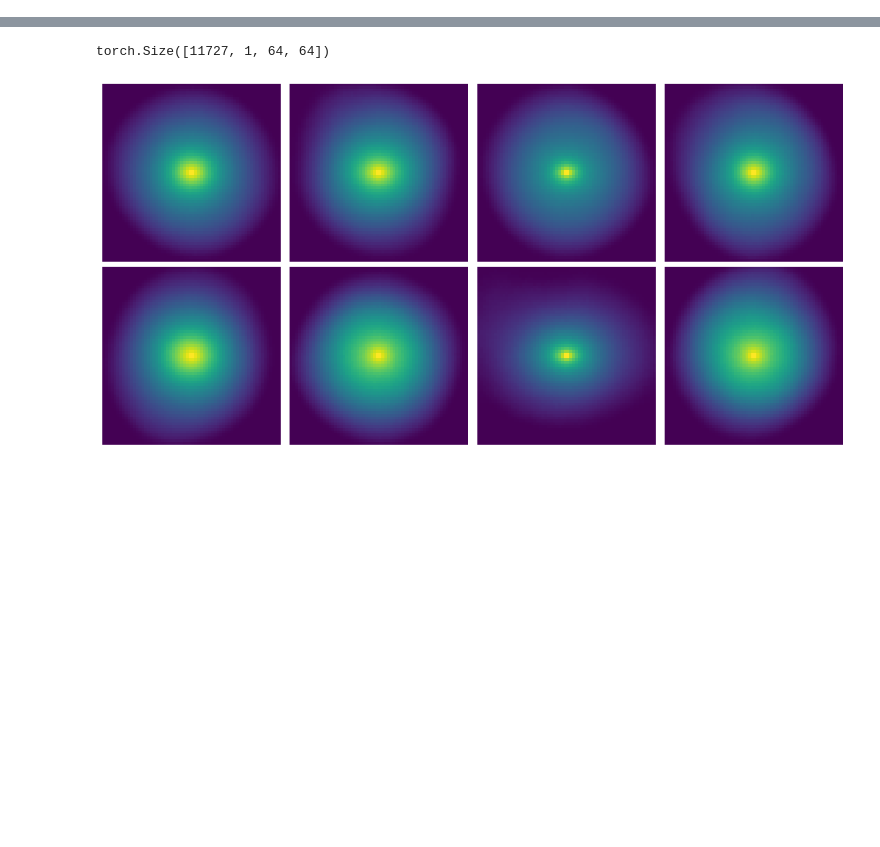
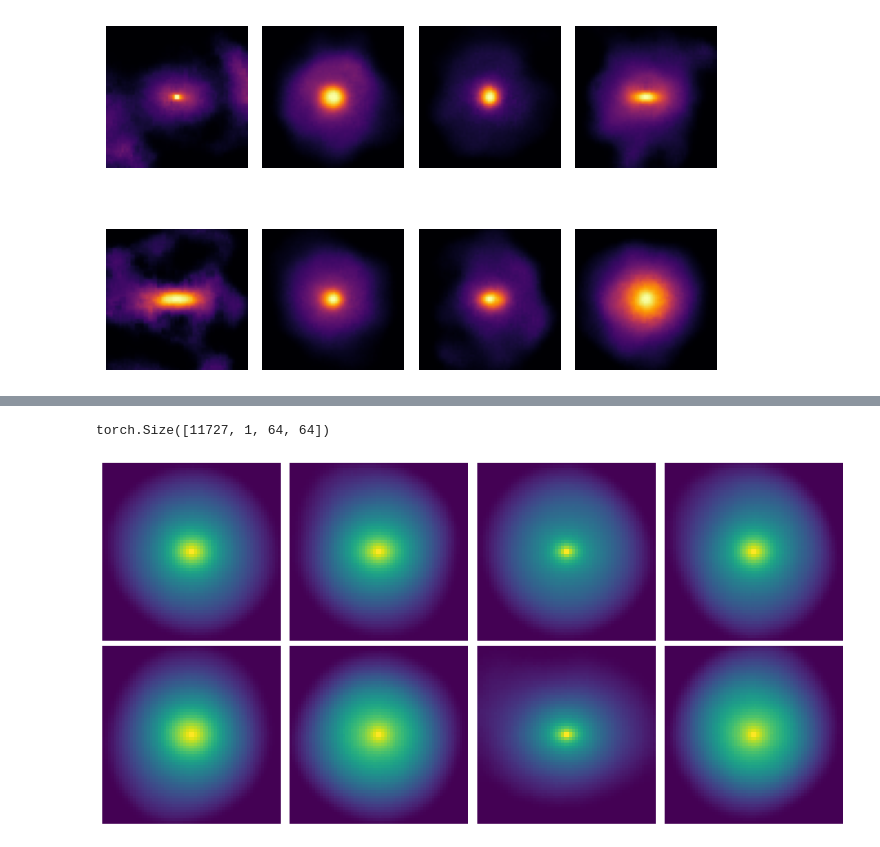
Before and after one commit to iabhiroop/galaxy_gen, a Jupyter notebook: test.ipynb, the cells around one changed output, grey strips where cells are left out. Cells and saved outputs as stored; diff of their text form; code cells hidden in the pictures; blank space fills up the shorter version.

```diff
--- a/test.ipynb
+++ b/test.ipynb
@@ -0,0 +1,17 @@
+# %%
+import numpy as np
+def compute_ssim_batch(generated, real):
+    """
+    generated: torch.Tensor of shape [B, 1, H, W]
+    real: torch.Tensor of shape [B, 1, H, W]
+    Returns the average SSIM over the batch
+    """
+    generated_np = generated.squeeze(1).cpu().numpy()  # [B, H, W]
+    real_np = real.squeeze(1).cpu().numpy()            # [B, H, W]
+
+    ssim_scores = []
+    for g, r in zip(generated_np, real_np):
+        score = ssim(g, r, data_range=1.0)  # Assuming images are normalized [0, 1]
+        ssim_scores.append(score)
+
+    return np.mean(ssim_scores)
@@ -0,0 +52,57 @@
+# %%
+# example_usage.py
+import torch
+import matplotlib.pyplot as plt
+from galaxy_gen.sampler import load_model, generate_metallicity_samples
+import os
+import galaxy_gen
+from sklearn.metrics import mean_squared_error
+from skimage.metrics import peak_signal_noise_ratio as psnr
+from lpips import LPIPS
+from skimage.metrics import structural_similarity as ssim
+
+# Path to your saved model checkpoint.
+model_path = os.path.join(os.path.dirname(galaxy_gen.__file__), 'models/metallicity_model.pth')
+device = 'cpu'  # or 'cuda' if you have a GPU
+
+# Load the model.
+model = load_model("metallicity",model_path, device=device)
+
+# Generate random samples.
+samples, batch = generate_metallicity_samples(model, batch_size=64)
+print(f"Generated samples shape: {samples.shape}")
+print(f"Batch shape: {batch.shape}")
+# Compare the samples and the batch to calculate generation metrics
+
+# Assuming samples and batch are numpy arrays of the same shape
+mse = mean_squared_error(batch.flatten(), samples.flatten())
+print(f"Mean Squared Error (MSE) between generated samples and batch: {mse}")
+# Calculate PSNR between generated samples and batch
+psnr_value = psnr(batch.cpu().numpy(), samples.cpu().numpy(), data_range=samples.max().item() - samples.min().item())
+print(f"Peak Signal-to-Noise Ratio (PSNR) between generated samples and batch: {psnr_value}")
+
+# Set win_size to an odd value less than or equal to the smaller side of the images
+ssim_value = compute_ssim_batch(samples, batch)
+print(f"Structural Similarity Index (SSIM) between generated samples and batch: {ssim_value}")
+
+# Initialize the LPIPS metric
+lpips_metric = LPIPS(net='alex')  # You can also use 'vgg' as the network
+
+# Convert samples and batch to tensors with appropriate shape and range
+samples_tensor = samples# (N, C, H, W)
+batch_tensor = batch  # Ensure batch_tensor is also (N, C, H, W)
+
+# Calculate LPIPS
+lpips_value = lpips_metric(samples_tensor, batch_tensor).mean().item()
+print(f"Learned Perceptual Image Patch Similarity (LPIPS) between generated samples and batch: {lpips_value}")
+
+
+fig, axes = plt.subplots(2, 4)
+for i, ax in enumerate(axes.flat):
+    ax.imshow(samples[i].permute(1, 2, 0), cmap = "inferno")  # Change (C, H, W) → (H, W, C)
+    ax.axis("off")  # Hide axes
+    if i>7:
+        break
+plt.tight_layout()
+plt.show()
+# %% [output]
@@ -0,0 +117 @@
+[figure, added]
```
Also changed, not shown: parts of 13 cells of this notebook, 13 other files.
